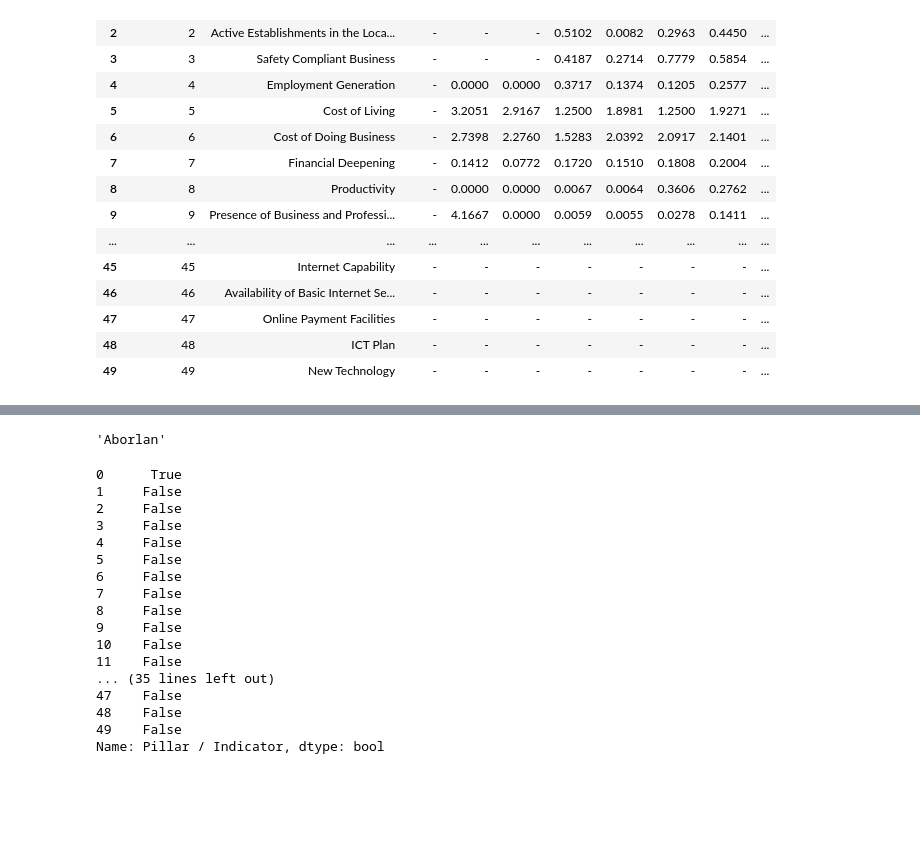
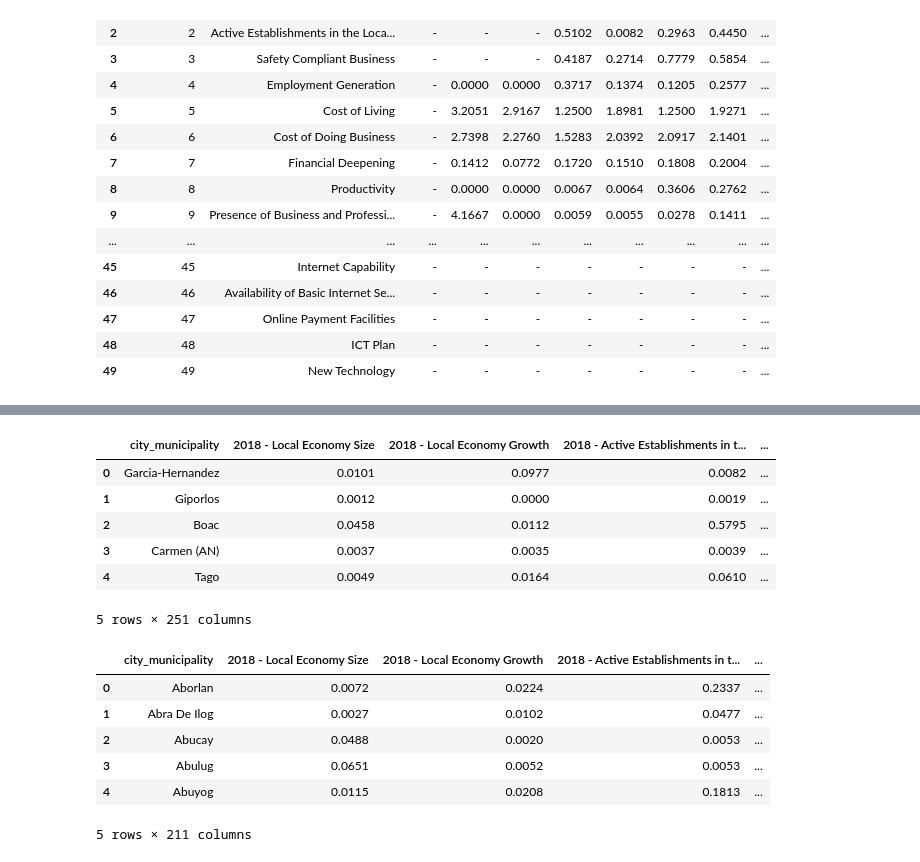
Before and after one commit to OmdenaAI/philippines-chapter-urban-vunerability, a Jupyter notebook: src/tasks/task-1-data-collection/2-merging-dti-data.ipynb, the cells around one changed output, grey strips where cells are left out. Drawn from its saved outputs; the diff is of its cells as text; code cells hidden in the pictures; blank space fills up the shorter version.

```diff
--- a/src/tasks/task-1-data-collection/2-merging-dti-data.ipynb
+++ b/src/tasks/task-1-data-collection/2-merging-dti-data.ipynb
@@ -89,3 +85,5 @@ for csv_file in dti_data_filenames:
             value = np.nan
 
         dict_[feature] = value
+
+    row_list.append(dict_)
@@ -145,25 +90,12 @@ zip()
-# %%
-city = df["City_Municipality"].iloc[0]
-city
-# %% [output]
-'Aborlan'
-# %%
-df["Pillar / Indicator"]=="Local Economy Size"
-# %% [output]
-0      True
-1     False
-2     False
-3     False
-4     False
-5     False
-6     False
-7     False
-8     False
-9     False
-10    False
-11    False
-... (35 lines left out)
-47    False
-48    False
-49    False
-Name: Pillar / Indicator, dtype: bool
+# %%
+merged_df = pd.DataFrame.from_dict(row_list)
+# %%
+merged_df.head()
+# %% [output]
+|  | city_municipality | 2018 - Local Economy Size | 2018 - Local Economy Growth | 2018 - Active Establishments in t... | ... |
+| 0 | Garcia-Hernandez | 0.0101 | 0.0977 | 0.0082 | ... |
+| 1 | Giporlos | 0.0012 | 0.0000 | 0.0019 | ... |
+| 2 | Boac | 0.0458 | 0.0112 | 0.5795 | ... |
+| 3 | Carmen (AN) | 0.0037 | 0.0035 | 0.0039 | ... |
+| 4 | Tago | 0.0049 | 0.0164 | 0.0610 | ... |
+5 rows × 251 columns
@@ -169,0 +113,11 @@ Name: Pillar / Indicator, dtype: bool
+# %%
+merged_df = pd.read_csv(Path(PROJECTROOT,"data", "dti-data-merged", "merged-dti-data.csv"))
+merged_df.head()
+# %% [output]
+|  | city_municipality | 2018 - Local Economy Size | 2018 - Local Economy Growth | 2018 - Active Establishments in t... | ... |
+| 0 | Aborlan | 0.0072 | 0.0224 | 0.2337 | ... |
+| 1 | Abra De Ilog | 0.0027 | 0.0102 | 0.0477 | ... |
+| 2 | Abucay | 0.0488 | 0.0020 | 0.0053 | ... |
+| 3 | Abulug | 0.0651 | 0.0052 | 0.0053 | ... |
+| 4 | Abuyog | 0.0115 | 0.0208 | 0.1813 | ... |
+5 rows × 211 columns
```
Also changed, not shown: parts of 11 cells of this notebook.
